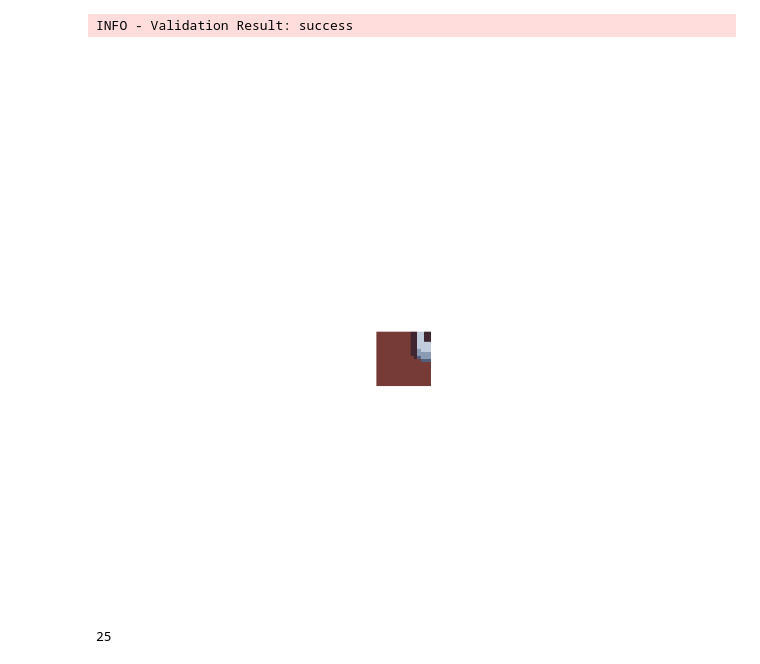
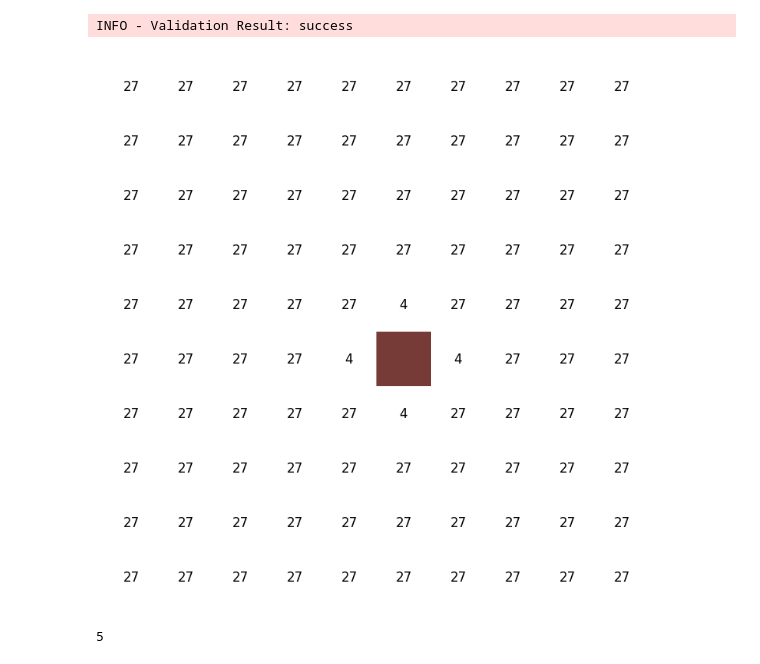
Before and after one commit to evlko/WFCWML, a Jupyter notebook: notebooks/wfc.ipynb, the cells around one changed output. Drawn from its saved outputs; the diff is of its cells as text; code cells hidden in the pictures.

```diff
--- a/notebooks/wfc.ipynb
+++ b/notebooks/wfc.ipynb
@@ -23,18 +23,18 @@ grid = Grid(rect=rect, patterns=repository.get_all_patterns())
 
 judge = RandomJudge()
 
-history = History()
+history = History(view=Rect(width=3, height=3))
 
 wfc = WFC(grid=grid, judge=judge, history=history)
 # %% [output]
 INFO - Validation Result: success
 # %%
 if wfc.step(early_stopping=True).success:
-    grid_renderer.draw(grid=grid, show_borders=False, seed=100, show=True)
+    grid_renderer.draw(grid=grid, show_borders=False, seed=100, show=True, text_to_show=TextToShow.ENTROPY)
 # %% [output]
-[figure, old version]
+[figure, new version]
 # %%
-TARGET = 1
+TARGET = 1000
 tries = 0
 
 for _ in range(TARGET):
@@ -48,7 +48,7 @@ for _ in range(TARGET):
 
 tries
 # %% [output]
-25
+5
 # %%
 grid_renderer.draw(
     grid=grid,
```
Also changed, not shown: parts of 1 cell of this notebook, 9 other files.
